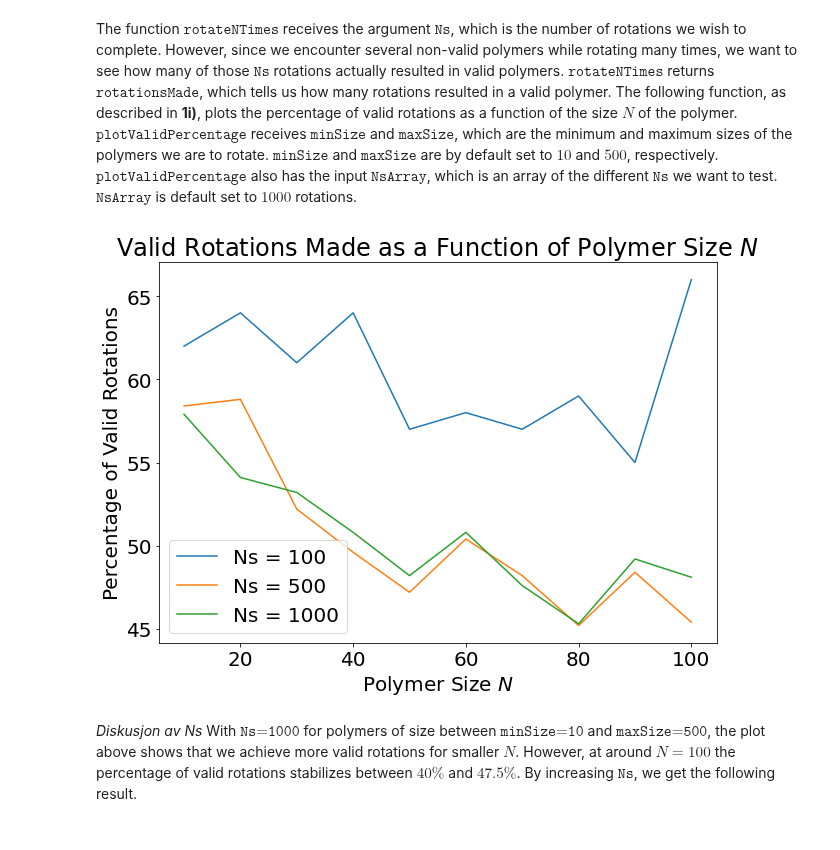
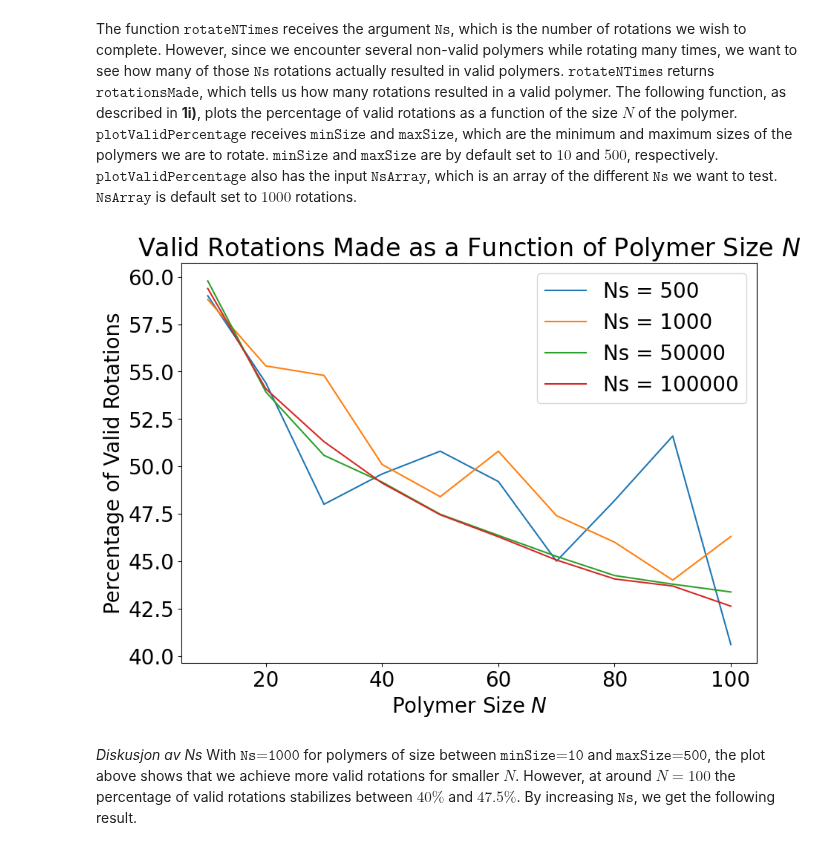
Before and after one commit to OliverRuden/TMA4320-scientific-computing, a Jupyter notebook: VitBerBioFysikk.ipynb, the cells around one changed output. Saved outputs shown, nothing was run; the diff lists cells and outputs as text; code cells hidden in the pictures.

```diff
--- a/VitBerBioFysikk.ipynb
+++ b/VitBerBioFysikk.ipynb
@@ -288,22 +288,22 @@ The function $\texttt{rotateNTimes}$ receives the argument $\texttt{Ns}$, which
 # %%
 def plotValidPercentage(minSize = 10, maxSize = 500, NsArray = np.array([1000])):
     sizes = np.arange(minSize, maxSize + 1, 10)     # array of the sizes of the polymers we are to rotate
     intSizes = sizes.astype(int)                    # making sure that the sizes are integers
 
     plt.figure(figsize = (10, 7))                   # adjust the size
     for Ns in NsArray:
         validRotations = np.array([rotateNTimes(N, Ns)[1] for N in intSizes])    # collects the number of valid rotations made for the different sizes
         plt.plot(intSizes, (validRotations / Ns) * 100, label = f'Ns = {Ns}')    # plots percentage of valid rotations
 
     plt.xlabel(r'Polymer Size $N$')
     plt.ylabel('Percentage of Valid Rotations')
     plt.title('Valid Rotations Made as a Function of Polymer Size $N$')
     plt.legend()
     plt.show()
 
-# plotValidPercentage(10, 100, np.array([500, 1000, 100000]))
+plotValidPercentage(10, 100, np.array([500, 1000, 50000, 100000]))
 # %% [output]
-[figure, old version]
+[figure, new version]
 # %% [markdown]
 *Diskusjon av Ns*
 With $\texttt{Ns=1000}$ for polymers of size between $\texttt{minSize=10}$ and $\texttt{maxSize=500}$, the plot above shows that we achieve more valid rotations for smaller $N$. However, at around $N=100$ the percentage of valid rotations stabilizes between $40\%$ and $47.5\%$. By increasing $\texttt{Ns}$, we get the following result.
```
Also changed, not shown: parts of 5 cells of this notebook.
